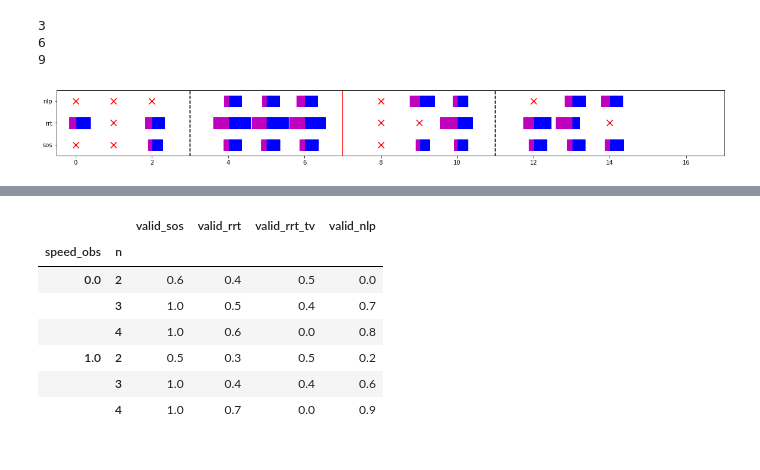
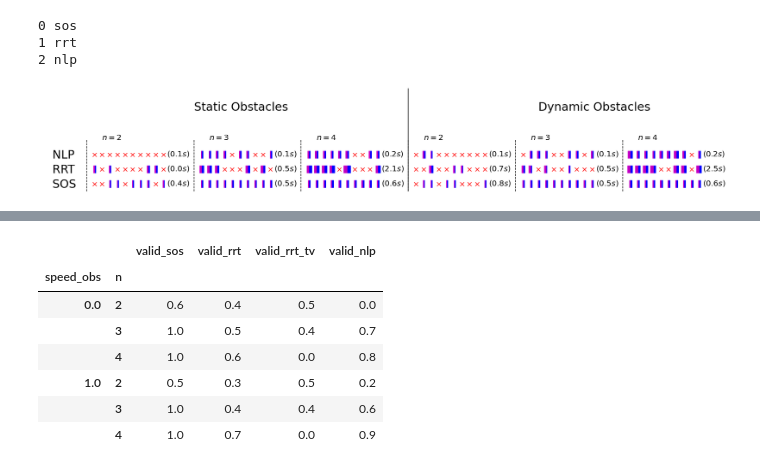
Before and after one commit to bachirelkhadir/PathPlanningSOS.jl, a Jupyter notebook: pluto_notebooks/csv/Analyze_csv_benchmarks.ipynb, the cells around one changed output, grey strips where cells are left out. Cells and saved outputs as stored; diff of their text form; code cells hidden in the pictures.

```diff
--- a/pluto_notebooks/csv/Analyze_csv_benchmarks.ipynb
+++ b/pluto_notebooks/csv/Analyze_csv_benchmarks.ipynb
@@ -1,5 +21,5 @@
 # %%
-fn = "results_benchmark-latest.csv"
+fn = "results_benchmark-2020-10-06T19:01:05.628.csv"
 # %%
 import matplotlib.pyplot as plt
 import matplotlib.patches as patches
@@ -49,9 +90,10 @@ df.filter(like="sos")
 # %%
 # Create figure and axes
-fig,ax = plt.subplots(1, figsize=(20, 2))
-plt.xlim(-.5, len(df)+5)
-plt.ylim(-.5, 2.5)
+fig,ax = plt.subplots(1, figsize=(25, 4))
+plt.ylim(-.5, 6.5)
 
+fig.patch.set_visible(False)
+ax.axis('off')
 
 RECT_HEIGHT = .5
 def plot_rect(corner, length):
@@ -61,43 +103,71 @@ def plot_rect(corner, length):
         length *= -1
         corner[0] -= length
         c = 'm'
 
     corner[1] -= RECT_HEIGHT / 2
     # Create a Rectangle patch
     rect = patches.Rectangle(corner, length, RECT_HEIGHT,
                              linewidth=1,
                              edgecolor=c,
                              facecolor=c)
     # Add the patch to the Axes
     ax.add_patch(rect)
 
 def plot_cross(pos):
     plt.scatter([pos[0]], [pos[1]], s=100, marker='x', color='r')
 
 keys = ('sos', 'rrt', 'nlp')
 plt.yticks(np.arange(3), keys)
-xoffset = 0
+xoffset = -2
 
 for row in df.iterrows():
     j, data = row
-    if j in np.where(df['n'].diff().abs() > 0)[0]:
-        print(j)
+    # if n changes,
+    if j in np.where(df['n'].diff().abs() > 0)[0] or j == 0:
         x = j+xoffset
         c = 'k--'
-        if j in np.where(df['speed_obs'].diff().abs() > 0)[0]:
-            c = 'r-'
-        plt.plot([x, x], [-3, 3], c)
-        xoffset += 1
+        h = 3
+
+        # draw vertical line
+        plt.plot([x+3, x+3], [-3, h], c)
+        # report n
+        plt.annotate(f'$n={data.n}$', xy=(x+5, 3), size=20,)
+        # report avgtime
+        filt = (df.n == data.n) & (df.speed_obs == data.speed_obs)
+        for ii, kk in enumerate(keys):
+            t = df[filt]['time_'+kk].mean().round(1)
+            plt.annotate(f'(${t}s)$', xy=(x+13.5, ii-.1), size=20,)
+
+
+        xoffset += 4
 
     for i, k in enumerate(keys):
         add_tv = '_tv' if data.speed_obs > .1 and k == 'rrt' else ''
         if data['valid_'+k]:
-            plot_rect((j+xoffset, i), data['length_'+k+add_tv]/10)
-            plot_rect((j+xoffset, i), -data['smooth_'+k+add_tv]*3)
+            plot_rect((j+xoffset, i), data['length_'+k+add_tv]/20)
+            plot_rect((j+xoffset, i), -data['smooth_'+k+add_tv]*2)
         else:
             plot_cross((j+xoffset, i))
+
+plt.xlim(-5, j+xoffset+3)
+
+
+# Static vs dynamic
+plt.annotate('Static Obstacles', xy=(15, 5), size=30,)
+plt.annotate('Dynamic Obstacles', xy=(60, 5), size=30,)
+x = (j+xoffset+5)/2
+plt.plot([x, x], [-3, 7], 'k-')
+
+
+# SOS NLP RRT
+for j, k in enumerate(keys):
+    print(j, k)
+    plt.annotate(k.upper(), xy=(-3.5, j-.25), size=30,)
+
+fig.tight_layout()
+plt.savefig('comparison_sos_rrt_nlp.eps', format='eps', )
 # %% [output]
-3
-6
-9
+0 sos
+1 rrt
+2 nlp
-[figure, old version]
+[figure, new version]
```
Also changed, not shown: parts of 16 cells of this notebook, 12 other files.
